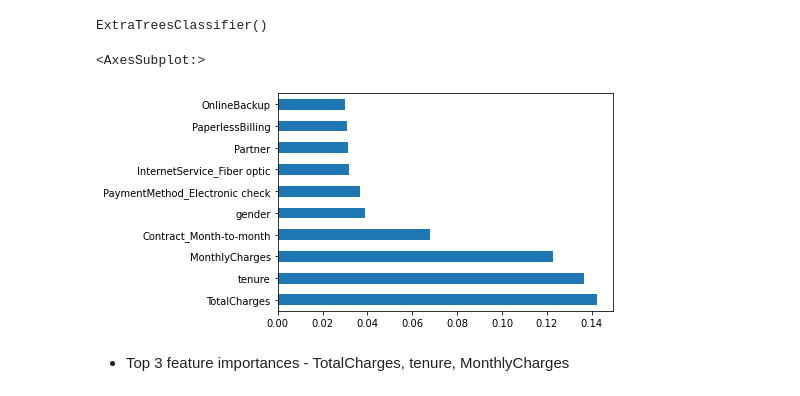
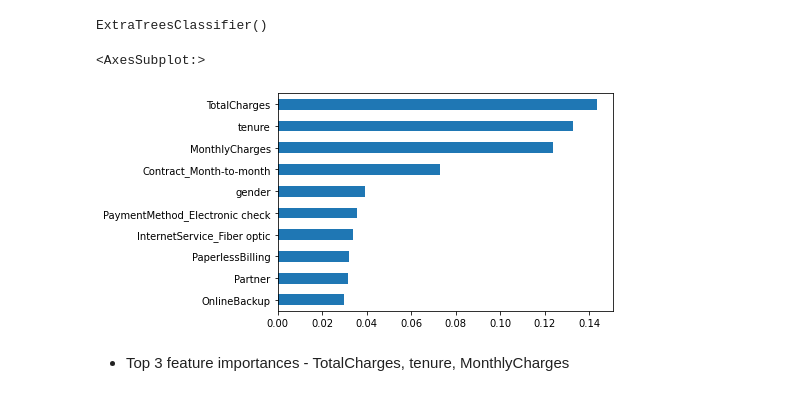
Before and after one commit to abbylmm/DS_Uncut, a Jupyter notebook: telco_churn.ipynb, the cells around one changed output. Drawn from its saved outputs; the diff is of its cells as text; code cells hidden in the pictures.

```diff
--- a/telco_churn.ipynb
+++ b/telco_churn.ipynb
@@ -415,11 +415,11 @@ model.fit(X_train, y_train)
 ExtraTreesClassifier()
 # %%
 feat_importances = pd.Series(model.feature_importances_, index=X_train.columns)
-feat_importances.sort_values(ascending=False,inplace=True)
-feat_importances.nlargest(10).plot(kind="barh")
+feat_importances.sort_values(ascending=True,inplace=True)
+feat_importances[16:].plot(kind="barh")
 # %% [output]
 <AxesSubplot:>
-[figure, old version]
+[figure, new version]
 # %% [markdown]
 * Top 3 feature importances - TotalCharges, tenure, MonthlyCharges
 # %% [markdown]
```
Also changed, not shown: parts of 11 cells of this notebook.
